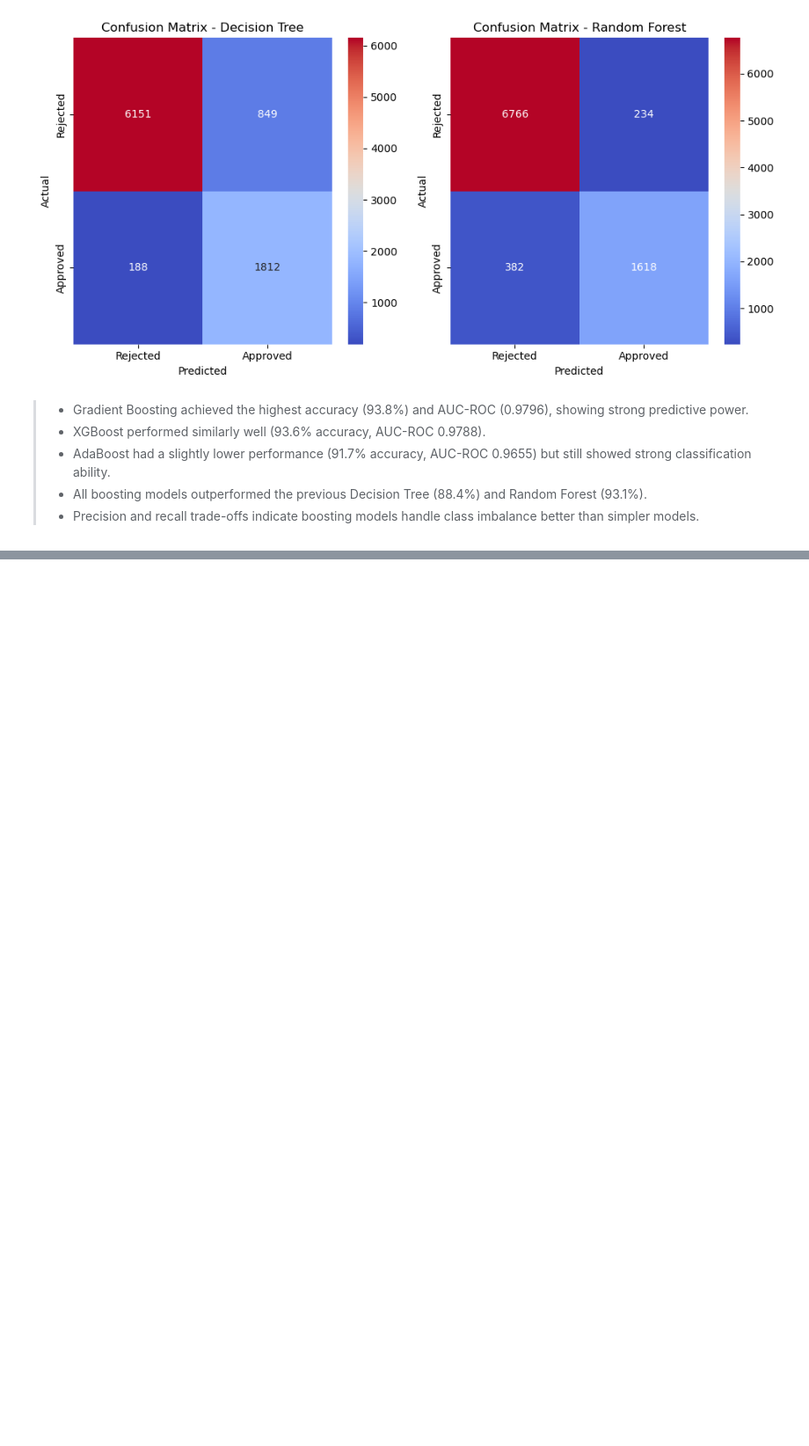
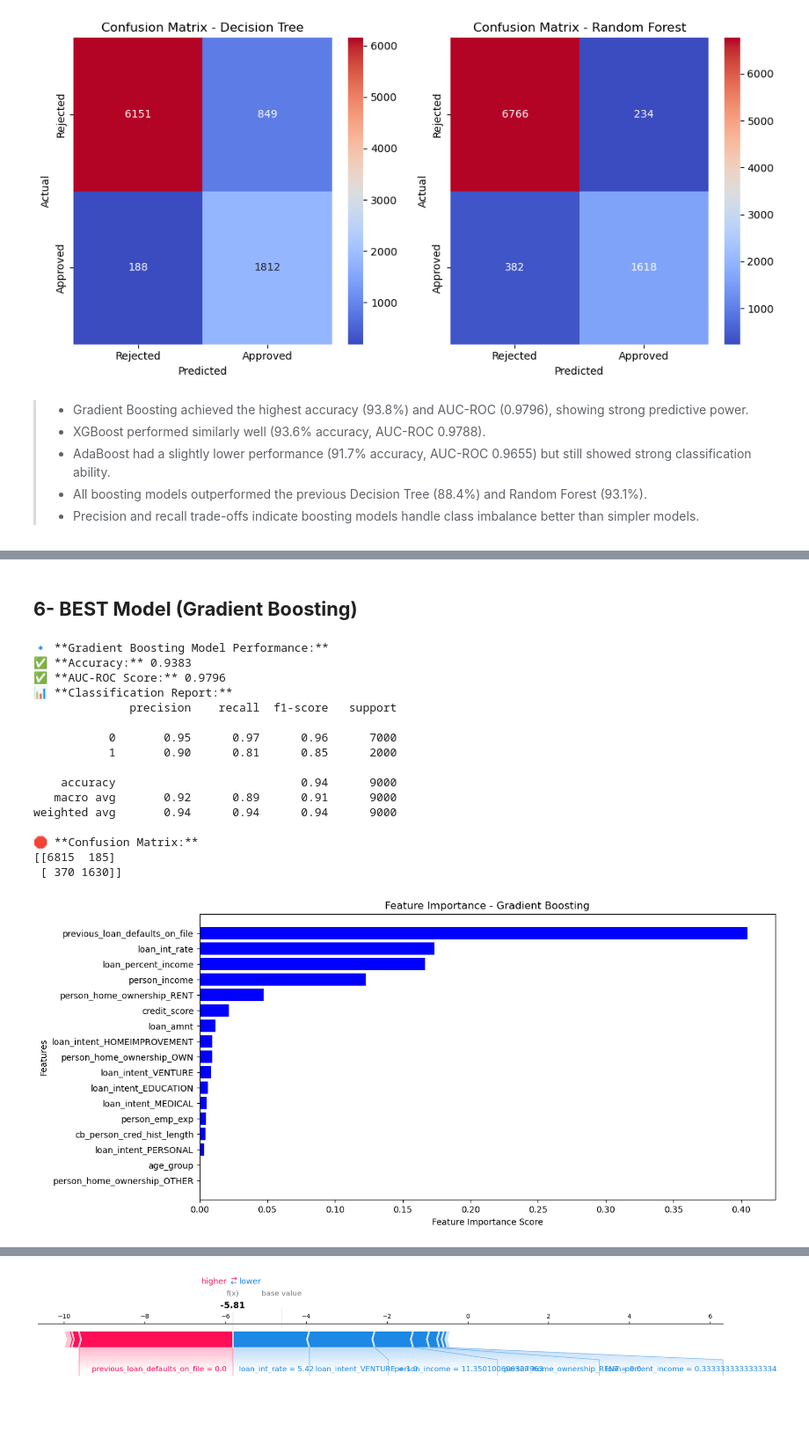
Before and after one commit to khan-asim-88/Loan-Approval-Prediction-Using-Machine-Learning, a Jupyter notebook: Loan_Approval_Prediction.ipynb, the cells around one changed output, grey strips where cells are left out. Shown at 88% size. Drawn from its saved outputs; the diff is of its cells as text; code cells hidden in the pictures; blank space fills up the shorter version.

```diff
--- a/Loan_Approval_Prediction.ipynb
+++ b/Loan_Approval_Prediction.ipynb
@@ -1100,0 +1161,71 @@ plt.show()
+# %% [markdown]
+## __6- BEST Model (Gradient Boosting)__
+# %%
+# ✅ **Final Best Gradient Boosting Model with Best Hyperparameters**
+best_gb = GradientBoostingClassifier(
+    learning_rate=0.2,
+    max_depth=5,
+    n_estimators=200,
+    random_state=42
+)
+
+# Train the model
+best_gb.fit(X_train, y_train)
+
+# Make predictions
+y_pred_gb = best_gb.predict(X_test)
+y_probs_gb = best_gb.predict_proba(X_test)[:, 1]
+
+# ✅ **Model Evaluation**
+accuracy = accuracy_score(y_test, y_pred_gb)
+roc_auc = roc_auc_score(y_test, y_probs_gb)
+classification_rep = classification_report(y_test, y_pred_gb)
+conf_matrix = confusion_matrix(y_test, y_pred_gb)
+
+print(f"🔹 **Gradient Boosting Model Performance:**")
+print(f"✅ **Accuracy:** {accuracy:.4f}")
+print(f"✅ **AUC-ROC Score:** {roc_auc:.4f}")
+print(f"📊 **Classification Report:**\n{classification_rep}")
+print(f"🛑 **Confusion Matrix:**\n{conf_matrix}")
+
+# ✅ **Feature Importance Analysis**
+feature_importances = best_gb.feature_importances_
+importance_df = pd.DataFrame({'Feature': X_train.columns, 'Importance': feature_importances})
+importance_df = importance_df.sort_values(by='Importance', ascending=False)
+
+# Plot feature importance
+plt.figure(figsize=(12, 6))
+plt.barh(importance_df['Feature'], importance_df['Importance'], color='blue')
+plt.xlabel('Feature Importance Score')
+plt.ylabel('Features')
+plt.title('Feature Importance - Gradient Boosting')
+plt.gca().invert_yaxis()
+plt.show()
+
+# ✅ **SHAP Analysis for Explainability**
+explainer_gb = shap.TreeExplainer(best_gb)
+shap_values_gb = explainer_gb.shap_values(X_test)
+
+# **SHAP Summary Plot**
+shap.summary_plot(shap_values_gb, X_test)
+
+# **SHAP Force Plot (First Prediction Example)**
+shap.force_plot(explainer_gb.expected_value, shap_values_gb[0, :], X_test.iloc[0, :], matplotlib=True)
+# %% [output]
+🔹 **Gradient Boosting Model Performance:**
+✅ **Accuracy:** 0.9383
+✅ **AUC-ROC Score:** 0.9796
+📊 **Classification Report:**
+              precision    recall  f1-score   support
+
+           0       0.95      0.97      0.96      7000
+           1       0.90      0.81      0.85      2000
+
+    accuracy                           0.94      9000
+   macro avg       0.92      0.89      0.91      9000
+weighted avg       0.94      0.94      0.94      9000
+
+🛑 **Confusion Matrix:**
+[[6815  185]
+ [ 370 1630]]
+[figure, added]
@@ -1100,0 +1233 @@ plt.show()
+[figure, added]
```
Also changed, not shown: parts of 4 cells of this notebook.
